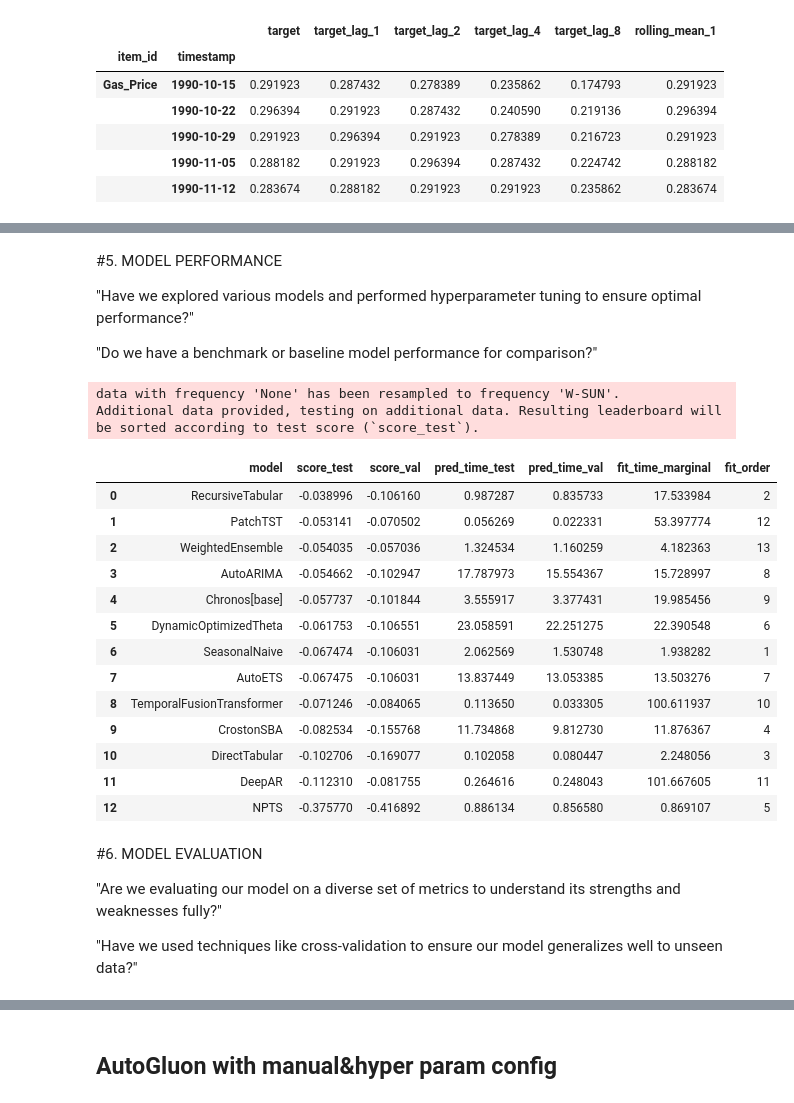
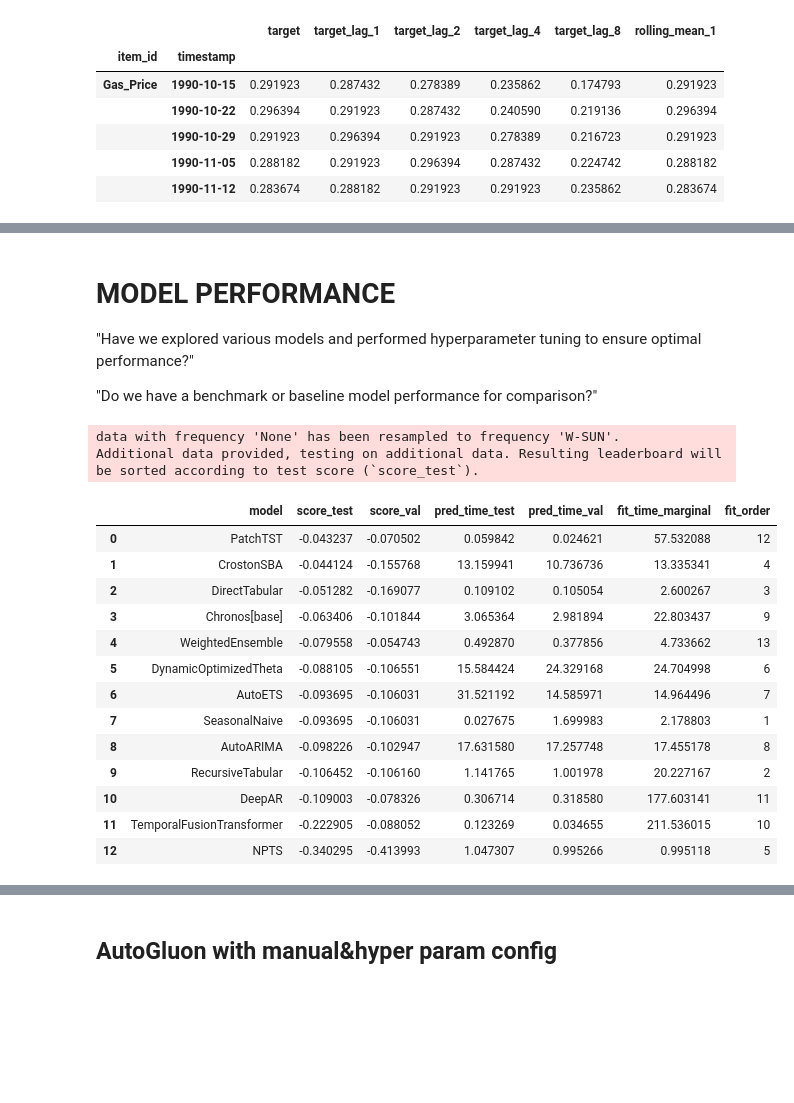
Before and after one commit to mzaoualim/us_gas_price, a Jupyter notebook: notebooks/step_by_step_notebook.ipynb, the cells around one changed output, grey strips where cells are left out. Drawn from its saved outputs; the diff is of its cells as text; code cells hidden in the pictures; blank space fills up the shorter version.

```diff
--- a/notebooks/step_by_step_notebook.ipynb
+++ b/notebooks/step_by_step_notebook.ipynb
@@ -98,7 +77,11 @@ Data scientist role is to turn:
 	  - Learn use Cloud services (AWS, GC...)
 # %%
 # load data
-data = pd.read_excel('https://www.eia.gov/dnav/pet/hist_xls/EMM_EPMR_PTE_NUS_DPGw.xls', sheet_name='Data 1', skiprows=2)
+data = pd.read_excel(
+    'https://www.eia.gov/dnav/pet/hist_xls/EMM_EPMR_PTE_NUS_DPGw.xls',
+    sheet_name='Data 1',
+    skiprows=2
+)
 data.head()
 # %% [output]
 |  | Date | Weekly U.S. Regular All Formulati... |
@@ -274,7 +249,7 @@ predictor = TimeSeriesPredictor(
 predictor.fit(
     train_data,
     presets="best_quality",
-    time_limit=600,
+    time_limit=2400,
 )
 # %% [output]
 Frequency 'W' stored as 'W-SUN'
@@ -354,32 +319,26 @@ plt.legend();
 # %% [markdown]
-#5. MODEL PERFORMANCE
+# MODEL PERFORMANCE
 
 "Have we explored various models and performed hyperparameter tuning to ensure optimal performance?"
 
 "Do we have a benchmark or baseline model performance for comparison?"
 # %%
-# Model leaderboard (training set)
-predictor.leaderboard(train_data)
+# Model leaderboard (all_data)
+predictor.leaderboard(data_ag)
 # %% [output]
 data with frequency 'None' has been resampled to frequency 'W-SUN'.
 Additional data provided, testing on additional data. Resulting leaderboard will be sorted according to test score (`score_test`).
 |  | model | score_test | score_val | pred_time_test | pred_time_val | fit_time_marginal | fit_order |
-| 0 | RecursiveTabular | -0.038996 | -0.106160 | 0.987287 | 0.835733 | 17.533984 | 2 |
-| 1 | PatchTST | -0.053141 | -0.070502 | 0.056269 | 0.022331 | 53.397774 | 12 |
-| 2 | WeightedEnsemble | -0.054035 | -0.057036 | 1.324534 | 1.160259 | 4.182363 | 13 |
-| 3 | AutoARIMA | -0.054662 | -0.102947 | 17.787973 | 15.554367 | 15.728997 | 8 |
-| 4 | Chronos[base] | -0.057737 | -0.101844 | 3.555917 | 3.377431 | 19.985456 | 9 |
-| 5 | DynamicOptimizedTheta | -0.061753 | -0.106551 | 23.058591 | 22.251275 | 22.390548 | 6 |
-| 6 | SeasonalNaive | -0.067474 | -0.106031 | 2.062569 | 1.530748 | 1.938282 | 1 |
-| 7 | AutoETS | -0.067475 | -0.106031 | 13.837449 | 13.053385 | 13.503276 | 7 |
-| 8 | TemporalFusionTransformer | -0.071246 | -0.084065 | 0.113650 | 0.033305 | 100.611937 | 10 |
-| 9 | CrostonSBA | -0.082534 | -0.155768 | 11.734868 | 9.812730 | 11.876367 | 4 |
-| 10 | DirectTabular | -0.102706 | -0.169077 | 0.102058 | 0.080447 | 2.248056 | 3 |
-| 11 | DeepAR | -0.112310 | -0.081755 | 0.264616 | 0.248043 | 101.667605 | 11 |
-| 12 | NPTS | -0.375770 | -0.416892 | 0.886134 | 0.856580 | 0.869107 | 5 |
+| 0 | PatchTST | -0.043237 | -0.070502 | 0.059842 | 0.024621 | 57.532088 | 12 |
+| 1 | CrostonSBA | -0.044124 | -0.155768 | 13.159941 | 10.736736 | 13.335341 | 4 |
+| 2 | DirectTabular | -0.051282 | -0.169077 | 0.109102 | 0.105054 | 2.600267 | 3 |
+| 3 | Chronos[base] | -0.063406 | -0.101844 | 3.065364 | 2.981894 | 22.803437 | 9 |
+| 4 | WeightedEnsemble | -0.079558 | -0.054743 | 0.492870 | 0.377856 | 4.733662 | 13 |
+| 5 | DynamicOptimizedTheta | -0.088105 | -0.106551 | 15.584424 | 24.329168 | 24.704998 | 6 |
+| 6 | AutoETS | -0.093695 | -0.106031 | 31.521192 | 14.585971 | 14.964496 | 7 |
+| 7 | SeasonalNaive | -0.093695 | -0.106031 | 0.027675 | 1.699983 | 2.178803 | 1 |
+| 8 | AutoARIMA | -0.098226 | -0.102947 | 17.631580 | 17.257748 | 17.455178 | 8 |
+| 9 | RecursiveTabular | -0.106452 | -0.106160 | 1.141765 | 1.001978 | 20.227167 | 2 |
+| 10 | DeepAR | -0.109003 | -0.078326 | 0.306714 | 0.318580 | 177.603141 | 11 |
+| 11 | TemporalFusionTransformer | -0.222905 | -0.088052 | 0.123269 | 0.034655 | 211.536015 | 10 |
+| 12 | NPTS | -0.340295 | -0.413993 | 1.047307 | 0.995266 | 0.995118 | 5 |
-# %% [markdown]
-#6. MODEL EVALUATION
-
-"Are we evaluating our model on a diverse set of metrics to understand its strengths and weaknesses fully?"
-
-"Have we used techniques like cross-validation to ensure our model generalizes well to unseen data?"
```
Also changed, not shown: parts of 36 cells of this notebook.
